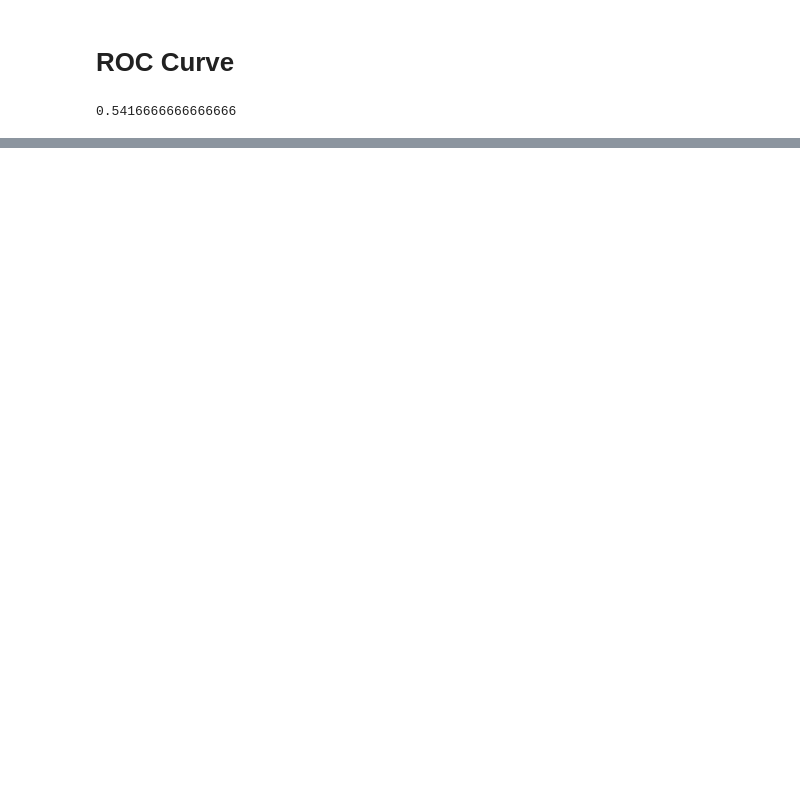
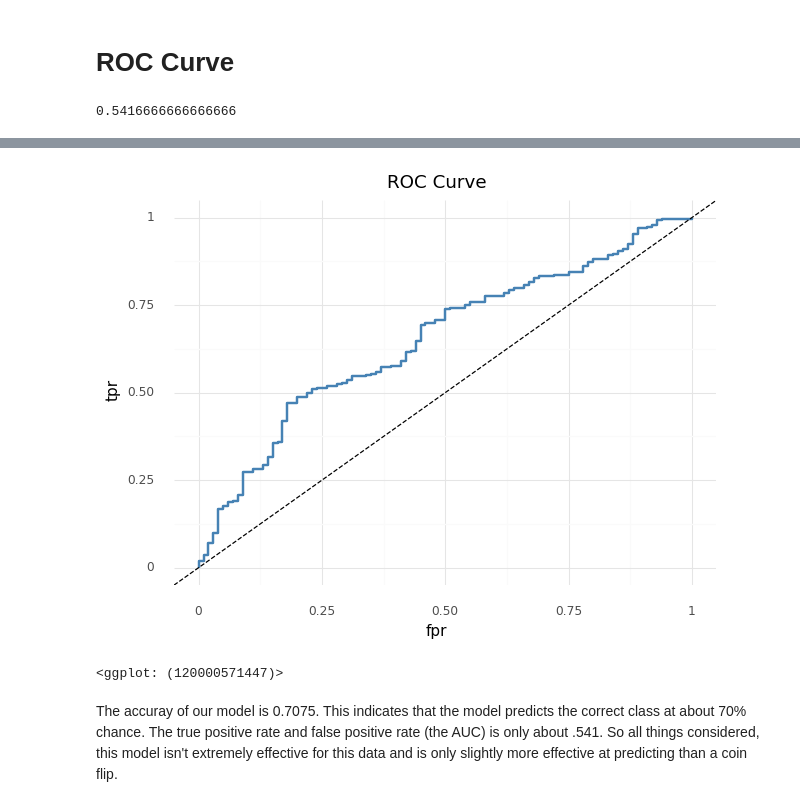
Before and after one commit to edunford/coding_discussions_ppol564_fall2020, a Jupyter notebook: 05_coding_discussion/Submissions/kinnaird_madeline_mk2080.ipynb, the cells around one changed output, grey strips where cells are left out. Drawn from its saved outputs; the diff is of its cells as text; code cells hidden in the pictures; blank space fills up the shorter version.

Commit message:
Added comments and ROC curve

```diff
--- a/05_coding_discussion/Submissions/kinnaird_madeline_mk2080.ipynb
+++ b/05_coding_discussion/Submissions/kinnaird_madeline_mk2080.ipynb
@@ -205,0 +251,17 @@ $$Pr(data)$$
+# %%
+from sklearn.naive_bayes import GaussianNB # Classifier
+import sklearn.metrics as m # Metrics to determine the classification
+
+# Instantiate the model class
+gnb = GaussianNB()
+gnb.fit(X_train, y_train) # Train
+
+# Predict
+y_pred = gnb.predict(X_test)
+
+# Out-of-sample performance
+m.accuracy_score(y_test,y_pred)
+
+probs = gnb.predict_proba(X_test)
+probs =  pd.DataFrame(probs,columns=gnb.classes_)
+probs
@@ -205,0 +282,19 @@ $$Pr(data)$$
+# %%
+# Generate the False Positive Rate and True Positive Rate Given different thresholds
+fpr, tpr, thresholds = m.roc_curve(y_test, probs[1])
+# %%
+# Plot the ROC Curve
+(
+    ggplot(pd.DataFrame(dict(fpr=fpr,tpr=tpr)),
+           aes(x="fpr",y="tpr")) +
+    geom_path(color="steelblue",size=1) +
+    geom_abline(intercept=0,slope=1,linetype="dashed") +
+    theme_minimal() +
+    labs(title="ROC Curve") +
+    theme(figure_size=(7,5))
+)
+# %% [output]
+[figure, added]
+<ggplot: (120000571447)>
+# %% [markdown]
+The accuray of our model is 0.7075. This indicates that the model predicts the correct class at about 70% chance. The true positive rate and false positive rate (the AUC) is only about .541. So all things considered, this model isn't extremely effective for this data and is only slightly more effective at predicting than a coin flip.
```
Also changed, not shown: parts of 16 cells of this notebook.
